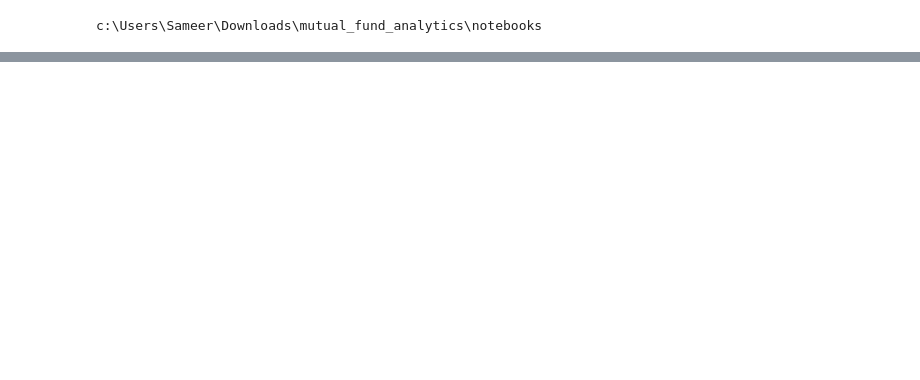
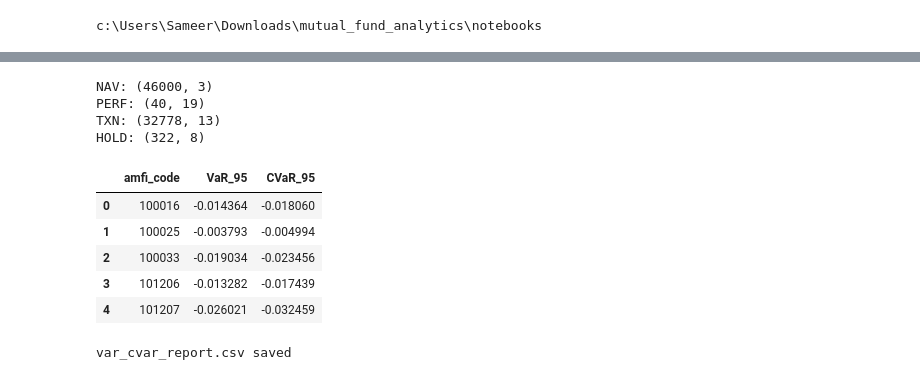
Before and after one commit to sameertech-15/mutual-fund-analytics, a Jupyter notebook: notebooks/05_advanced_analytics.ipynb, the cells around one changed output, grey strips where cells are left out. Drawn from its saved outputs; the diff is of its cells as text; code cells hidden in the pictures; blank space fills up the shorter version.

```diff
--- a/notebooks/05_advanced_analytics.ipynb
+++ b/notebooks/05_advanced_analytics.ipynb
@@ -294,0 +12,66 @@ print(hhi.head())
+# %%
+import pandas as pd
+
+nav = pd.read_csv("../data/processed/02_nav_history_cleaned.csv")
+perf = pd.read_csv("../data/processed/07_scheme_performance_cleaned.csv")
+txn = pd.read_csv("../data/processed/08_investor_transactions_cleaned.csv")
+hold = pd.read_csv("../data/processed/09_portfolio_holdings_cleaned.csv")
+
+print("NAV:", nav.shape)
+print("PERF:", perf.shape)
+print("TXN:", txn.shape)
+print("HOLD:", hold.shape)
+# %% [output]
+NAV: (46000, 3)
+PERF: (40, 19)
+TXN: (32778, 13)
+HOLD: (322, 8)
+# %%
+# Daily returns
+
+nav = nav.sort_values(['amfi_code', 'date'])
+
+nav['daily_return'] = nav.groupby('amfi_code')['nav'].pct_change()
+
+returns = nav.dropna(subset=['daily_return'])
+
+# VaR and CVaR
+
+var_cvar = []
+
+for scheme in returns['amfi_code'].unique():
+
+    r = returns[returns['amfi_code'] == scheme]['daily_return']
+
+    var95 = np.percentile(r, 5)
+
+    cvar95 = r[r <= var95].mean()
+
+    var_cvar.append([
+        scheme,
+        var95,
+        cvar95
+    ])
+
+var_cvar_df = pd.DataFrame(
+    var_cvar,
+    columns=['amfi_code', 'VaR_95', 'CVaR_95']
+)
+
+var_cvar_df.head()
+# %% [output]
+|  | amfi_code | VaR_95 | CVaR_95 |
+| 0 | 100016 | -0.014364 | -0.018060 |
+| 1 | 100025 | -0.003793 | -0.004994 |
+| 2 | 100033 | -0.019034 | -0.023456 |
+| 3 | 101206 | -0.013282 | -0.017439 |
+| 4 | 101207 | -0.026021 | -0.032459 |
+# %%
+var_cvar_df.to_csv(
+    "../reports/var_cvar_report.csv",
+    index=False
+)
+
+print("var_cvar_report.csv saved")
+# %% [output]
+var_cvar_report.csv saved
```
Also changed, not shown: parts of 24 cells of this notebook, 5 other files.
